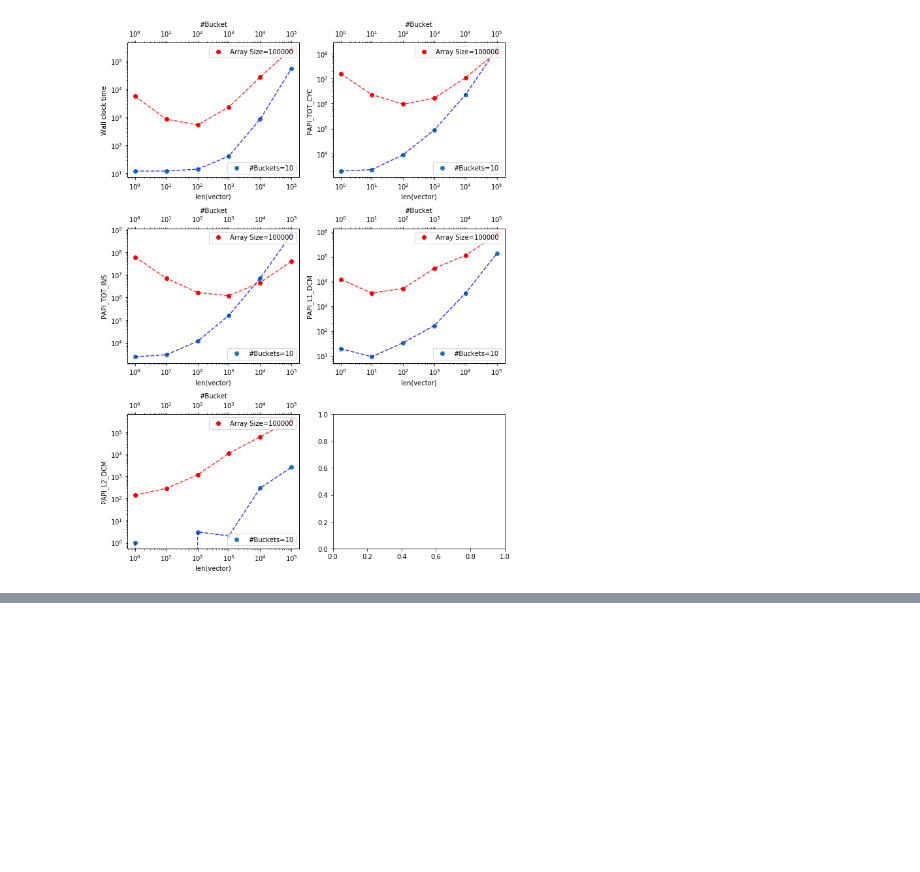
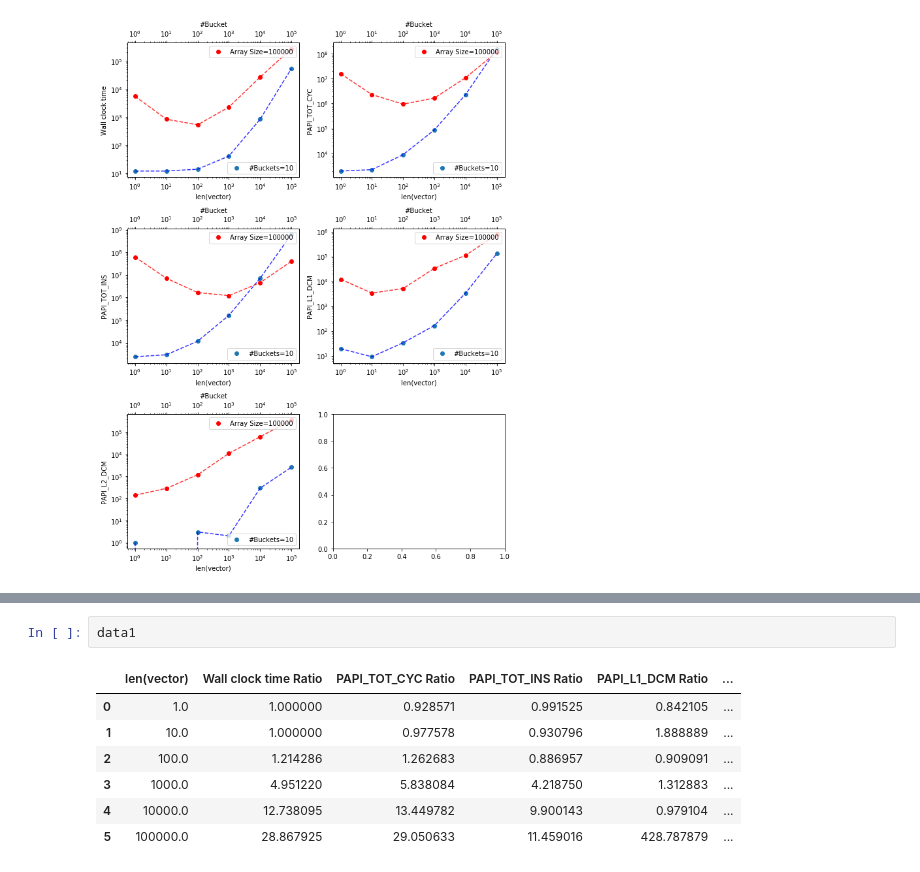
Before and after one commit to mcpeixoto/Parallel-Computing-Project, a Jupyter notebook: graficos2.ipynb, the cells around one changed output, grey strips where cells are left out. Drawn from its saved outputs; the diff is of its cells as text; blank space fills up the shorter version.

```diff
--- a/graficos2.ipynb
+++ b/graficos2.ipynb
@@ -124,0 +152,10 @@ interpolation=True, log_scale=True)
+# %%
+data1
+# %% [output]
+|  | len(vector) | Wall clock time Ratio | PAPI_TOT_CYC Ratio | PAPI_TOT_INS Ratio | PAPI_L1_DCM Ratio | ... |
+| 0 | 1.0 | 1.000000 | 0.928571 | 0.991525 | 0.842105 | ... |
+| 1 | 10.0 | 1.000000 | 0.977578 | 0.930796 | 1.888889 | ... |
+| 2 | 100.0 | 1.214286 | 1.262683 | 0.886957 | 0.909091 | ... |
+| 3 | 1000.0 | 4.951220 | 5.838084 | 4.218750 | 1.312883 | ... |
+| 4 | 10000.0 | 12.738095 | 13.449782 | 9.900143 | 0.979104 | ... |
+| 5 | 100000.0 | 28.867925 | 29.050633 | 11.459016 | 428.787879 | ... |
```
Also changed, not shown: parts of 6 cells of this notebook.
